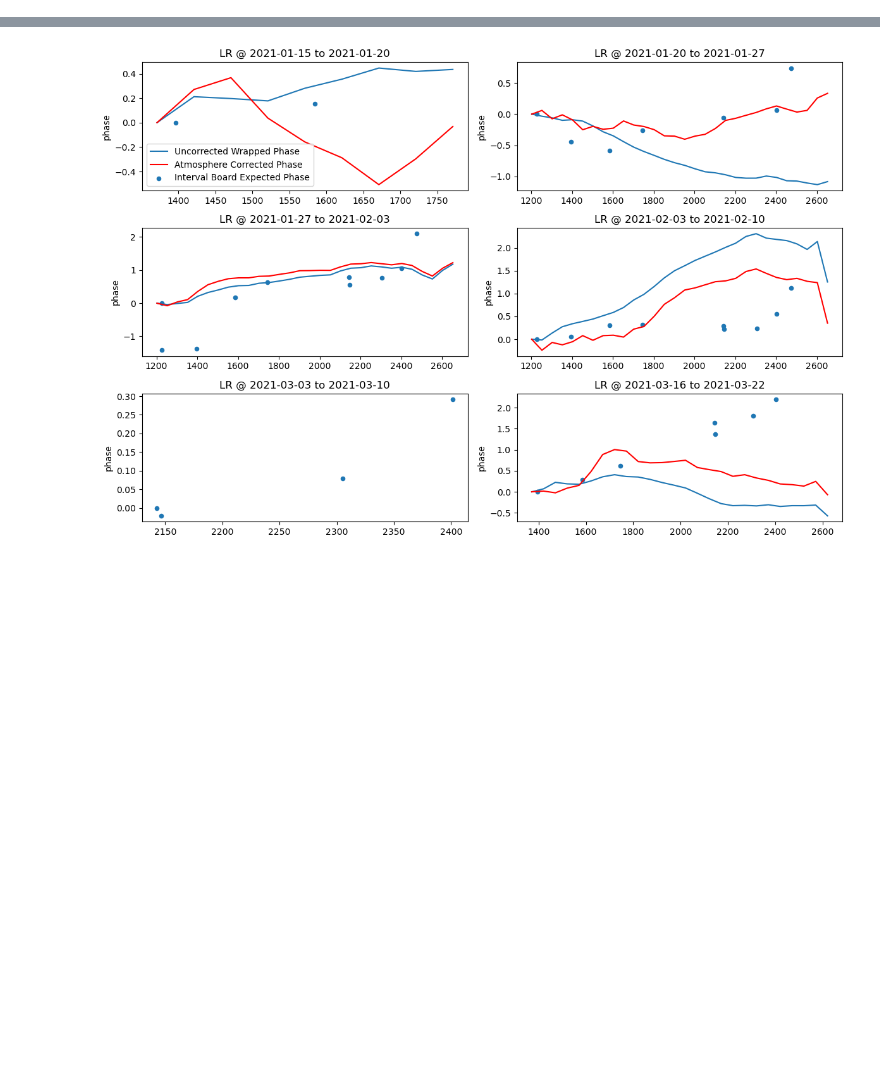
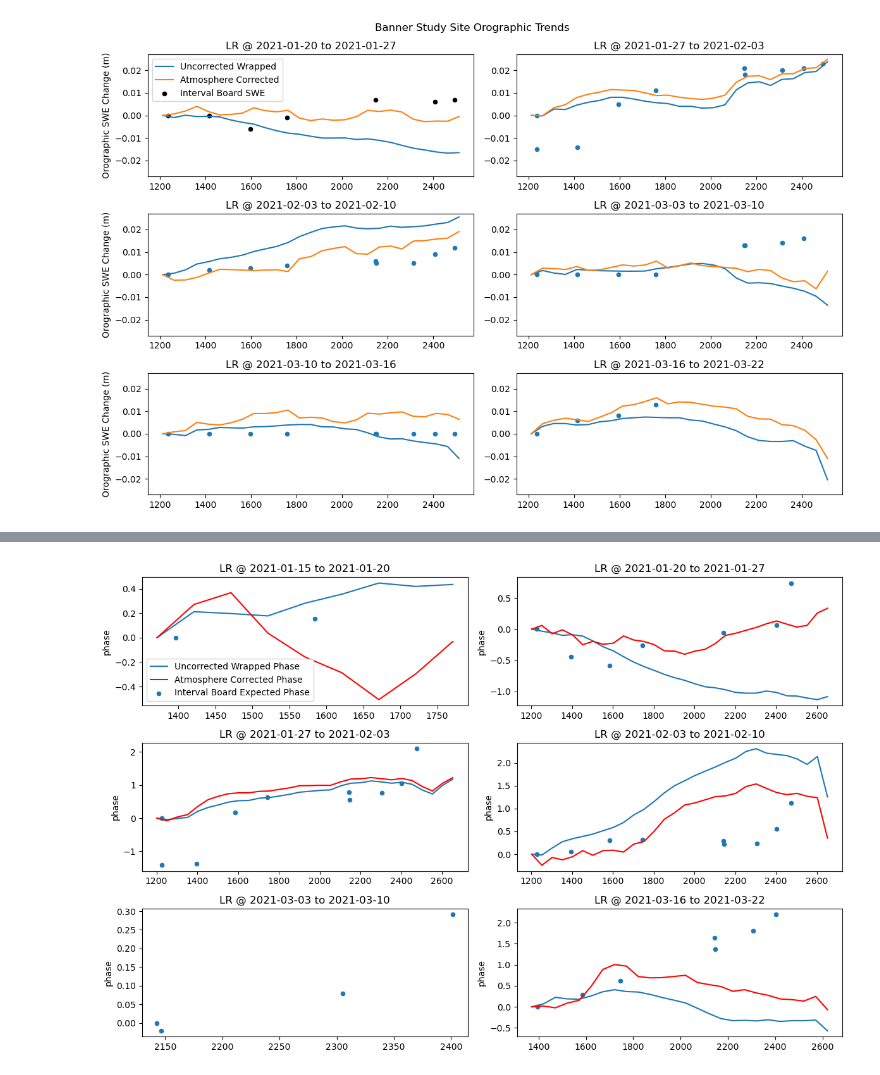
Before and after one commit to ZachHoppinen/uavsar-validation, a Jupyter notebook: src/compare/interval/main_interval.ipynb, the cells around one changed output, grey strips where cells are left out. Drawn from its saved outputs; the diff is of its cells as text; code cells hidden in the pictures; blank space fills up the shorter version.

```diff
--- a/src/compare/interval/main_interval.ipynb
+++ b/src/compare/interval/main_interval.ipynb
@@ -76,3 +72,103 @@ buffer= gpd.GeoDataFrame({'geometry':geom}).buffer(5*tol)
+# %%
+from shapely.geometry import LineString
+# set up datasets
+ds = xr.open_dataset(ncs_dir.joinpath('final_insitu.nc'))#final_insitu final_10_10
+ds = ds.rio.write_crs('EPSG:4326')
+insitu = pd.read_parquet('/bsuhome/zacharykeskinen/uavsar-validation/data/insitu/all_difference.parq')
+insitu = insitu[insitu.site_name != 'jackson']
+insitu = gpd.GeoDataFrame(insitu, geometry = gpd.points_from_xy(insitu.lon, insitu.lat), crs="EPSG:4326")
+
+# get insitu info
+densities = np.zeros(len(ds.time1.data))
+phases = np.zeros(len(ds.time1.data))
+for i, time in enumerate(ds.time1.data):
+    insitu_t = insitu[insitu.time1 == time]
+    density = np.mean(insitu_t[['t1_density', 't2_density']].mean(axis = 1))
+    densities[i] = density
+    phases[i] = np.mean(phase_from_depth(insitu_t['dSWE']*997/density, insitu_t['inc'], density = insitu_t[['t1_density', 't2_density']].mean(axis = 1)))
+densities = xr.DataArray(densities,
+    coords = {'time1':ds.time1.data})
+phases = xr.DataArray(phases,
+    coords = {'time1':ds.time1.data})
+
+# ds['int_swe_not'] = depth_from_phase(ds['int_phase'] - (ds['int_phase'].mean(dim = ['x','y']) - phases), ds['inc'],  density = densities) * densities / 997
+
+# ds['int_atm'] = ds['int_phase'] - ds['delay']
+# ds['int_atm'] = ds['int_atm'] - (ds['int_atm'].mean(dim = ['x','y']) - phases)
+# ds['int_swe'] = depth_from_phase(ds['int_atm'] - (ds['int_atm'].mean(dim = ['x','y']) - phases), ds['inc'],  density = densities) * densities / 997
+
+
+fig, axes = plt.subplots(3, 2, figsize = (12, 8))
+site_id = 'LR'
+boards = interval[interval.site.str.contains(site_id)]
+boards = boards.sort_values('elev_meters')
+
+boards = boards[['swe','elev_meters','date_t2','date_t1','geometry']]
+
+i = 0
+for t1, t2 in zip(ds.time1.data, ds.time2.data):
+    flight_boards = boards.loc[(boards.date_t2 <= t2 + pd.Timedelta('2 days')) & (boards.date_t1 >= t1 - pd.Timedelta('2 days')), :].copy()
+    flight_boards = flight_boards.dropna()
+    xmin, ymin, xmax, ymax = flight_boards.total_bounds
+    ds_site = ds.sel(x = slice(xmin, xmax), y = slice(ymax, ymin), time1 = t1, time = t1)
+    ds_site = ds_site[['dem','int_phase', 'cor','delay','inc','model_melt']]
+    if ds_site.x.size > 1 and ds_site.y.size > 1 and len(flight_boards) > 3:
+        site_phase = phases.sel(time1 = t1)
+        site_densities = densities.sel(time1 = t1)
+        ds_site['int_swe_not'] = depth_from_phase(ds_site['int_phase'], ds_site['inc'],  density = site_densities) * site_densities / 997
+        ds_site['int_atm'] = ds_site['int_phase'] - ds_site['delay']
+        ds_site['int_atm'] = ds_site['int_atm'] - (ds_site['int_atm'].mean(dim = ['x','y']) - site_phase)
+        ds_site['int_swe'] = depth_from_phase(ds_site['int_atm'], ds_site['inc'],  density = site_densities) * site_densities / 997
+
+        geom = []
+        for g1, g2 in zip(flight_boards.geometry.iloc[:-1], flight_boards.geometry.iloc[1:]):
+            geom.append(LineString([g1, g2]))
+        buffer = gpd.GeoDataFrame({'geometry':geom})
+        buffer = buffer.buffer(10*tol)
+
+        ds_site = ds_site.rio.clip(buffer.geometry.values, crs= 'EPSG:4326')
+
+        ds_site = ds_site[['int_swe','dem','cor','int_swe_not', 'model_melt']]#.where(ds_site['cor'] > 0.5)
+
+        elev_ds = ds_site.groupby_bins('dem', np.arange(flight_boards.elev_meters.min() - 50, flight_boards.elev_meters.max() + 250, 50))
+
+        elev_phase = elev_ds.mean()
+        # elev_phase_var = elev_ds.std()['int_swe']
+
+        ax = axes.ravel()[i]
+
+        # elev_phase['model_melt'].plot(ax = ax, color = 'red', label = 'Model Melt')
+
+        elev_phase = elev_phase - elev_phase.isel(dem_bins = 0)
+
+        elev_phase['int_swe_not'].plot(ax = ax, color = 'C0', label = 'Uncorrected Wrapped')
+        elev_phase['int_swe'].plot(ax = ax, color = 'C1', label = 'Atmosphere Corrected')
+        # elev_phase = elev_phase.dropna(dim = 'dem_bins')
+        # elev_phase_var = elev_phase_var.dropna(dim = 'dem_bins')
+        # ax.fill_between([v.mid for v in elev_phase.dem_bins.values], (elev_phase - elev_phase_var).data, (elev_phase + elev_phase_var).data, color = 'red', alpha = 0.5, label = 'Wrapped Phase')
+        flight_boards['swe'] = flight_boards['swe'] - flight_boards['swe'].iloc[0]
+        if i == 0:
+            flight_boards.plot.scatter(x = 'elev_meters', y = 'swe', ax = ax, label = 'Interval Board SWE', color = 'black')
+            ax.legend(loc = 'upper left')
+        else:
+            flight_boards.plot.scatter(x = 'elev_meters', y = 'swe', ax = ax, color = 'black')
+        t1, t2 = pd.to_datetime(t1), pd.to_datetime(t2)
+        ax.set_title(f"{site_id} @ {t1.strftime('%Y-%m-%d')} to {t2.strftime('%Y-%m-%d')}")
+        ax.set_xlabel('')
+        ax.set_ylim(-0.027, 0.027)
+        i += 1
+
+for ax in axes.ravel():
+    ax.set_ylabel('')
+
+for ax in axes[:, 0]:
+    ax.set_ylabel('Orographic SWE Change (m)')
+
+plt.suptitle('Banner Study Site Orographic Trends')
+plt.tight_layout()
+plt.savefig('/bsuhome/zacharykeskinen/uavsar-validation/figures/interval/lowman_orographic_v2.png')
+# %% [output]
+[figure, added]
 # %%
 import contextily as ctx
 fig, ax = plt.subplots()
```
Also changed, not shown: parts of 5 cells of this notebook, 10 other files.
